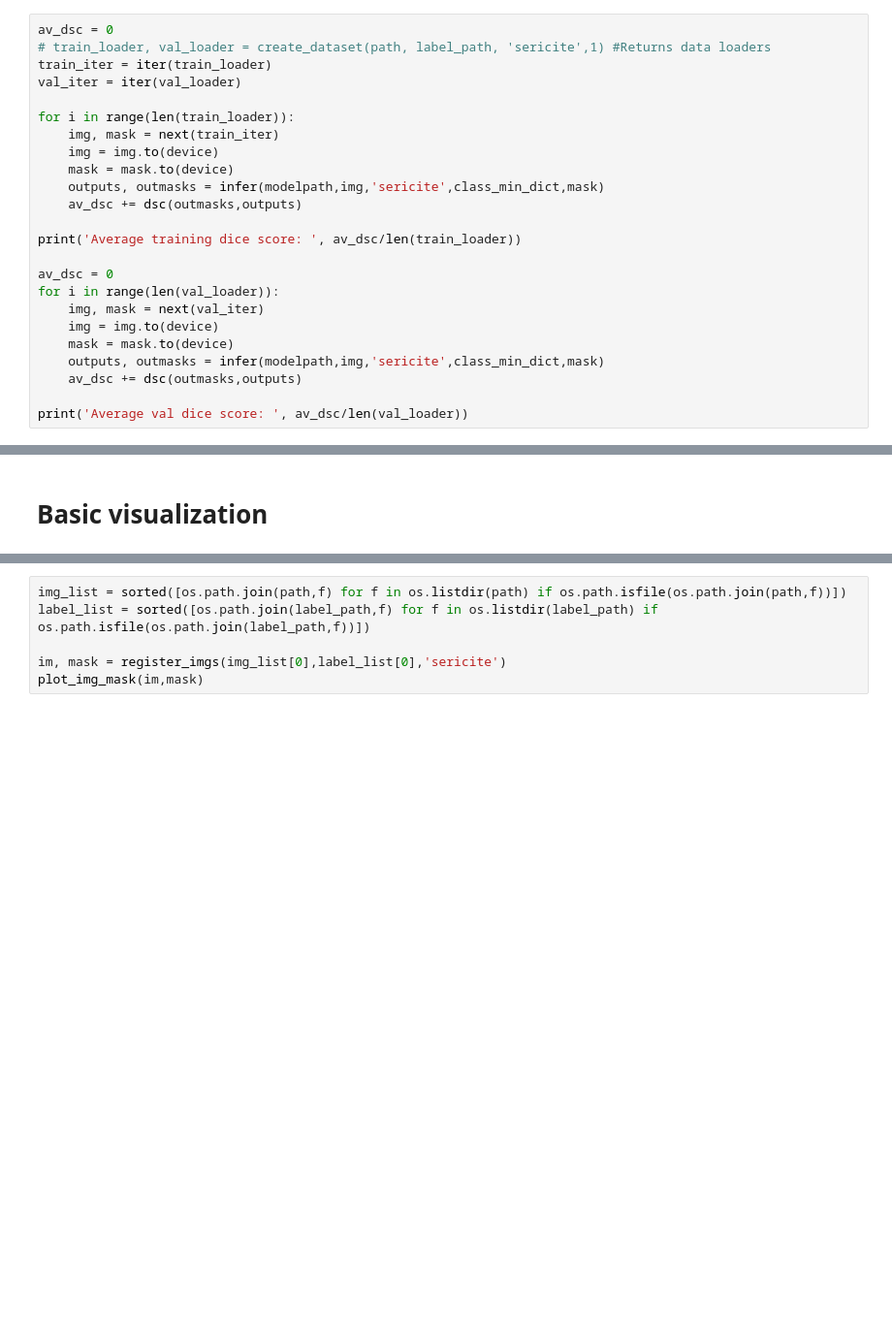
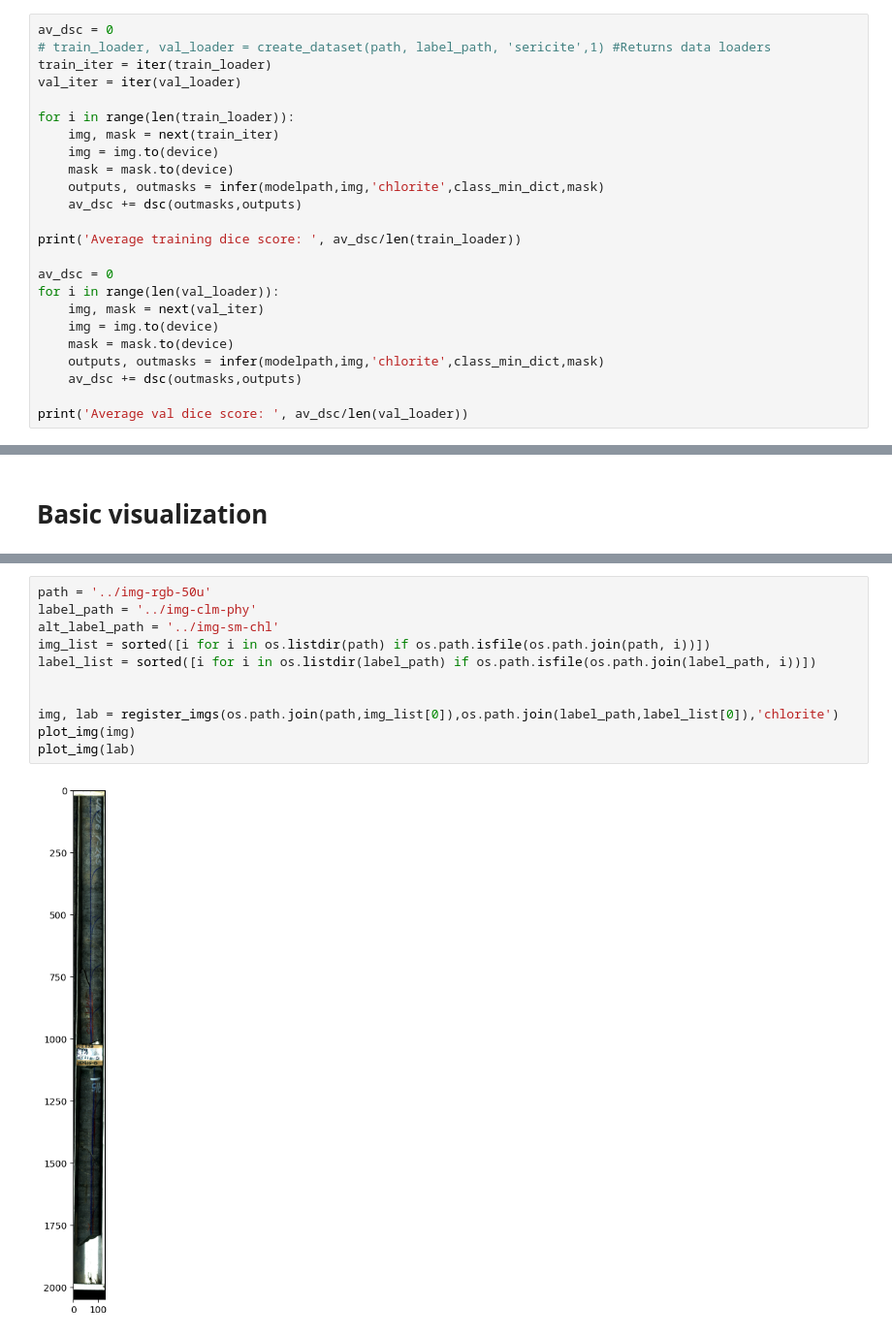
Before and after one commit to robbergen/CoreScan, a Jupyter notebook: CorescanDataSAMPLE/notebooks/Geo.ipynb, the cells around one changed output, grey strips where cells are left out. Shown at 97% size. Saved outputs shown, nothing was run; the diff lists cells and outputs as text; blank space fills up the shorter version.

```diff
--- a/CorescanDataSAMPLE/notebooks/Geo.ipynb
+++ b/CorescanDataSAMPLE/notebooks/Geo.ipynb
@@ -548,7 +607,7 @@ for i in range(len(train_loader)):
     img, mask = next(train_iter)
     img = img.to(device)
     mask = mask.to(device)
-    outputs, outmasks = infer(modelpath,img,'sericite',class_min_dict,mask)
+    outputs, outmasks = infer(modelpath,img,'chlorite',class_min_dict,mask)
     av_dsc += dsc(outmasks,outputs)
 
 print('Average training dice score: ', av_dsc/len(train_loader))
@@ -558,7 +617,7 @@ for i in range(len(val_loader)):
     img, mask = next(val_iter)
     img = img.to(device)
     mask = mask.to(device)
-    outputs, outmasks = infer(modelpath,img,'sericite',class_min_dict,mask)
+    outputs, outmasks = infer(modelpath,img,'chlorite',class_min_dict,mask)
     av_dsc += dsc(outmasks,outputs)
 
 print('Average val dice score: ', av_dsc/len(val_loader))
@@ -621,8 +697,15 @@ def plot_img_mask(img,mask):
     plt.imshow(dst[:,:,:])
     return
 # %%
-img_list = sorted([os.path.join(path,f) for f in os.listdir(path) if os.path.isfile(os.path.join(path,f))])
-label_list = sorted([os.path.join(label_path,f) for f in os.listdir(label_path) if os.path.isfile(os.path.join(label_path,f))])
+path = '../img-rgb-50u'
+label_path = '../img-clm-phy'
+alt_label_path = '../img-sm-chl'
+img_list = sorted([i for i in os.listdir(path) if os.path.isfile(os.path.join(path, i))])
+label_list = sorted([i for i in os.listdir(label_path) if os.path.isfile(os.path.join(label_path, i))])
 
-im, mask = register_imgs(img_list[0],label_list[0],'sericite')
-plot_img_mask(im,mask)
+
+img, lab = register_imgs(os.path.join(path,img_list[0]),os.path.join(label_path,label_list[0]),'chlorite')
+plot_img(img)
+plot_img(lab)
+# %% [output]
+[figure, added]
```
Also changed, not shown: parts of 19 cells of this notebook, 2 other files.
